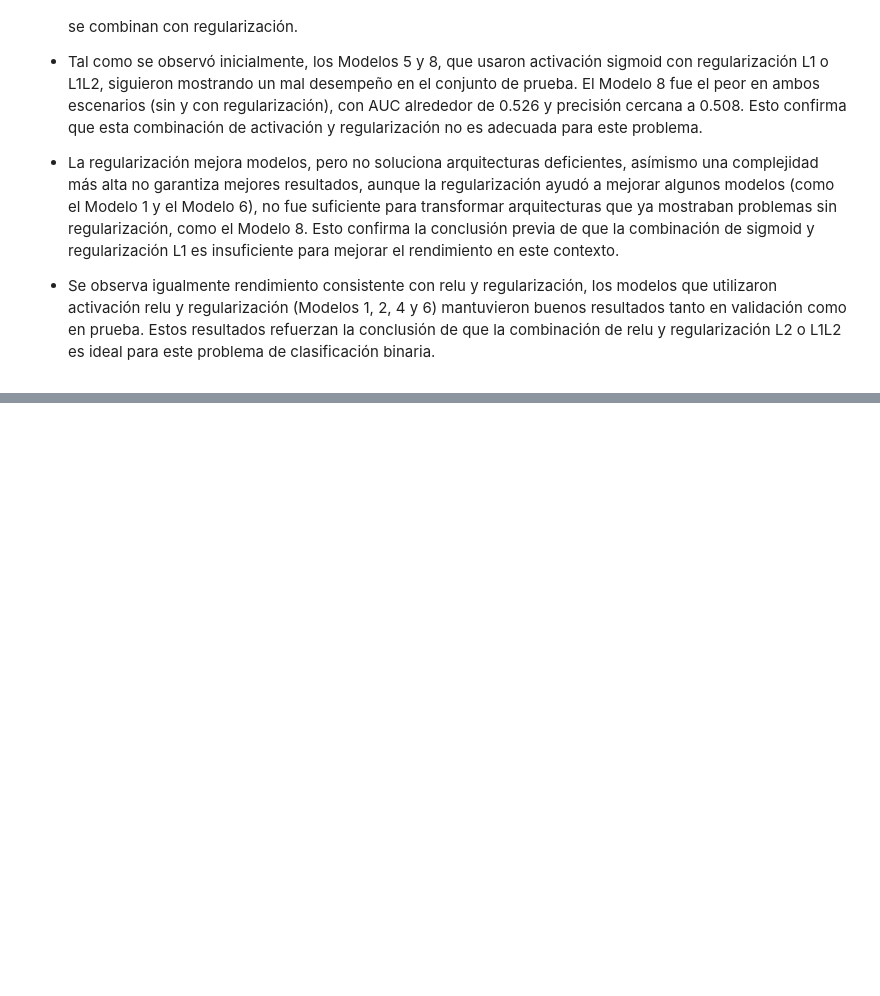
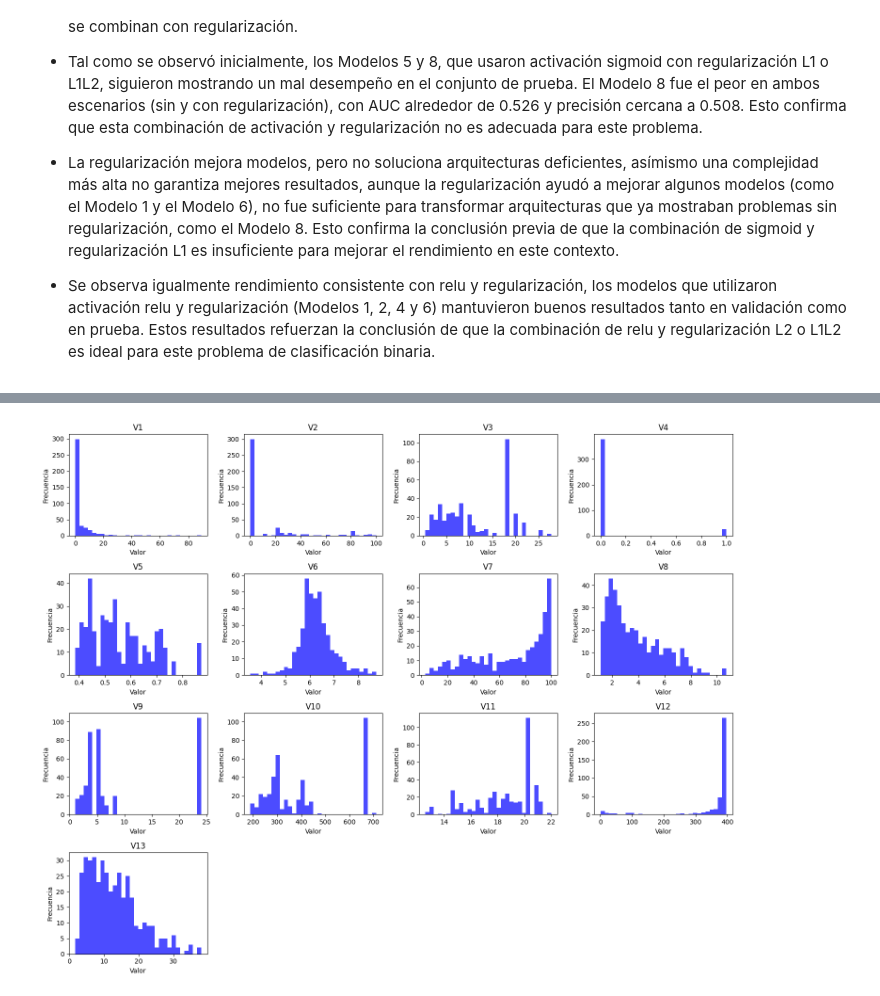
Before and after one commit to allanramirez111/modelos_avanzados_deep_learning, a Jupyter notebook: Talleres/Taller4/Solucion/Taller4.ipynb, the cells around one changed output, grey strips where cells are left out. Cells and saved outputs as stored; diff of their text form; code cells hidden in the pictures; blank space fills up the shorter version.

```diff
--- a/Talleres/Taller4/Solucion/Taller4.ipynb
+++ b/Talleres/Taller4/Solucion/Taller4.ipynb
@@ -611,0 +615,4 @@ De los datos utilziados como datos de prueba, se pueden concluir los siguientes
+# %%
+from tensorflow.keras.datasets import boston_housing
+
+(train_data , train_targets), (test_data , test_targets) = (boston_housing.load_data())
@@ -611,0 +644,12 @@ De los datos utilziados como datos de prueba, se pueden concluir los siguientes
+# %%
+print(f"Dimensiones de train_data: {train_data.shape}")
+print(f"Dimensiones de test_data: {test_data.shape}")
+print(f"Dimensiones de train_targets: {train_targets.shape}")
+print(f"Dimensiones de test_targets: {test_targets.shape}")
+
+# Convertir los datos de entrenamiento a un DataFrame
+caracteristicas_df = pd.DataFrame(train_data, columns=[
+    "V1", "V2", "V3", "V4", "V5",
+    "V6", "V7", "V8", "V9", "V10", "V11", "V12", "V13"
+])
+respuesta_df = pd.DataFrame(train_targets, columns=["PRICE"])
@@ -611,0 +684,16 @@ De los datos utilziados como datos de prueba, se pueden concluir los siguientes
+# %%
+# Configurar el tamaño de la figura
+plt.figure(figsize=(15, 12))
+
+# Crear histogramas para cada variable
+for i, column in enumerate(caracteristicas_df.columns):
+    plt.subplot(4, 4, i + 1)  # 4 filas, 4 columnas de subgráficas
+    plt.hist(caracteristicas_df[column], bins=30, alpha=0.7, color='blue')
+    plt.title(column)
+    plt.xlabel("Valor")
+    plt.ylabel("Frecuencia")
+
+plt.tight_layout()  # Ajustar el diseño
+plt.show()
+# %% [output]
+[figure, added]
```
Also changed, not shown: parts of 18 cells of this notebook.
